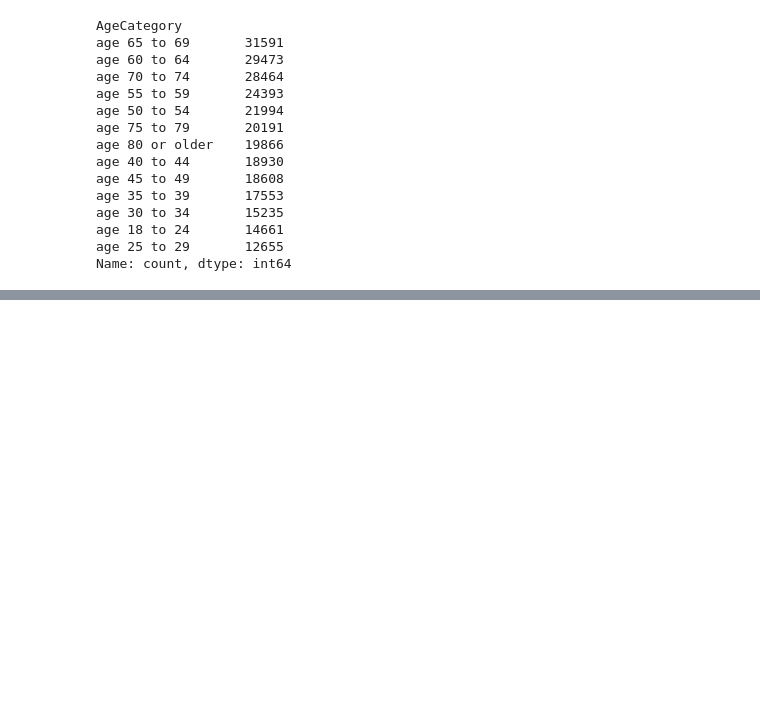
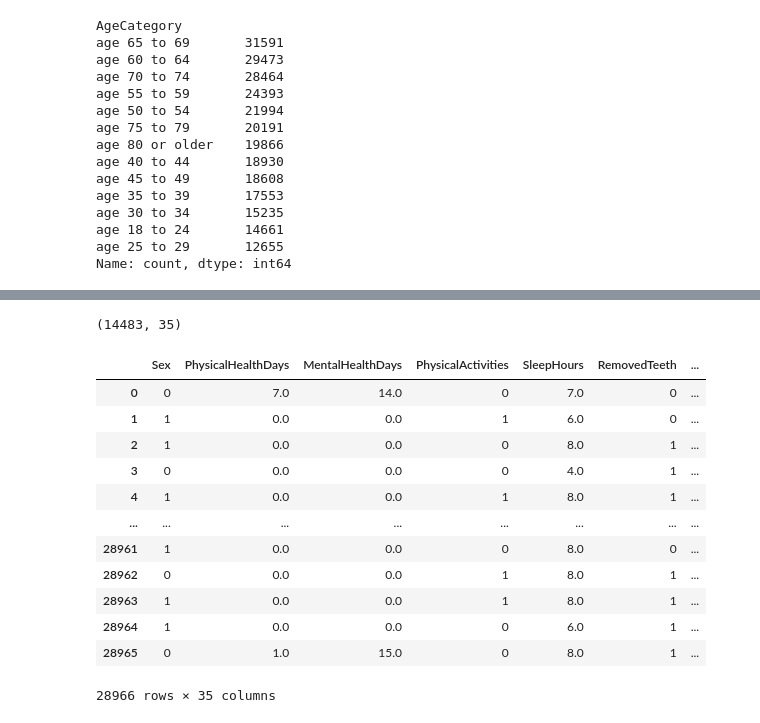
Before and after one commit to ahmedsameh909/Health-Care-Project, a Jupyter notebook: Modeling.ipynb, the cells around one changed output, grey strips where cells are left out. Cells and saved outputs as stored; diff of their text form; code cells hidden in the pictures; blank space fills up the shorter version.

```diff
--- a/Modeling.ipynb
+++ b/Modeling.ipynb
@@ -249,6 +206,4 @@ num_cols,cat_cols
        dtype='object'))
-# %%
-model_data.drop(columns=["State"], inplace=True)
 # %%
 model_data['AgeCategory'].value_counts()
 # %% [output]
@@ -322,0 +274,2 @@ for i in range(0, len(no_data), chunk_size):
+# %%
+model_data.drop(columns=['GeneralHealth'], inplace=True)
@@ -322,0 +283,7 @@ for i in range(0, len(no_data), chunk_size):
+# %%
+no_data = model_data[model_data['HadHeartAttack'] == 0]
+no_data.shape
+yes_data = model_data[model_data['HadHeartAttack'] == 1]
+yes_data.shape
+# %% [output]
+(14483, 35)
@@ -322,0 +301,17 @@ for i in range(0, len(no_data), chunk_size):
+# %%
+model_data_1=balanced_datasets[0]
+model_data_1
+# %% [output]
+|  | Sex | PhysicalHealthDays | MentalHealthDays | PhysicalActivities | SleepHours | RemovedTeeth | ... |
+| 0 | 0 | 7.0 | 14.0 | 0 | 7.0 | 0 | ... |
+| 1 | 1 | 0.0 | 0.0 | 1 | 6.0 | 0 | ... |
+| 2 | 1 | 0.0 | 0.0 | 0 | 8.0 | 1 | ... |
+| 3 | 0 | 0.0 | 0.0 | 0 | 4.0 | 1 | ... |
+| 4 | 1 | 0.0 | 0.0 | 1 | 8.0 | 1 | ... |
+| ... | ... | ... | ... | ... | ... | ... | ... |
+| 28961 | 1 | 0.0 | 0.0 | 0 | 8.0 | 0 | ... |
+| 28962 | 0 | 0.0 | 0.0 | 1 | 8.0 | 1 | ... |
+| 28963 | 1 | 0.0 | 0.0 | 1 | 8.0 | 1 | ... |
+| 28964 | 1 | 0.0 | 0.0 | 0 | 6.0 | 1 | ... |
+| 28965 | 0 | 1.0 | 15.0 | 0 | 8.0 | 1 | ... |
+28966 rows × 35 columns
```
Also changed, not shown: parts of 42 cells of this notebook.
